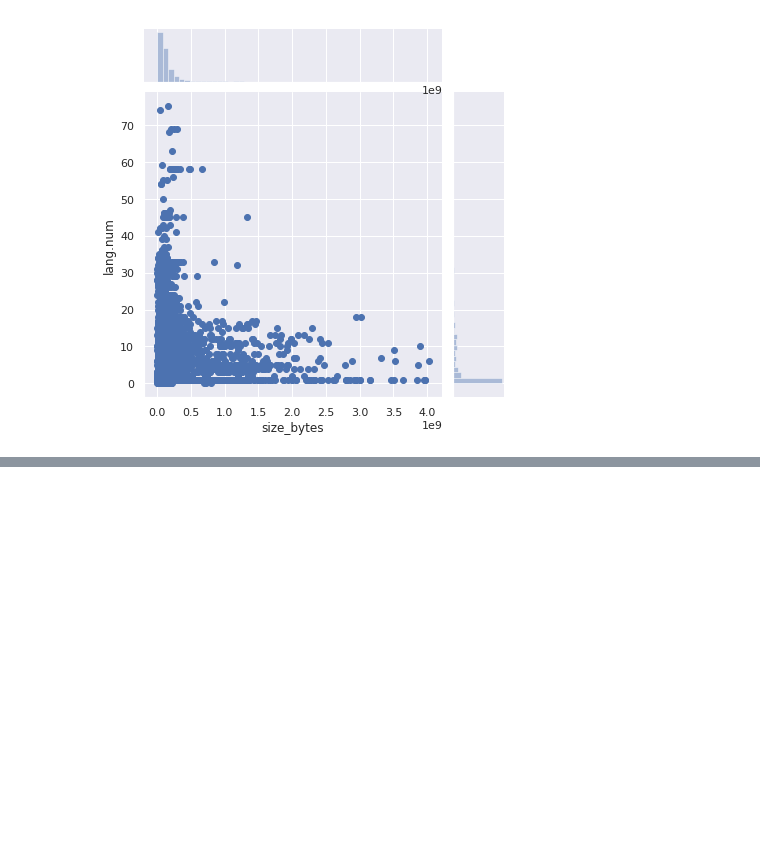
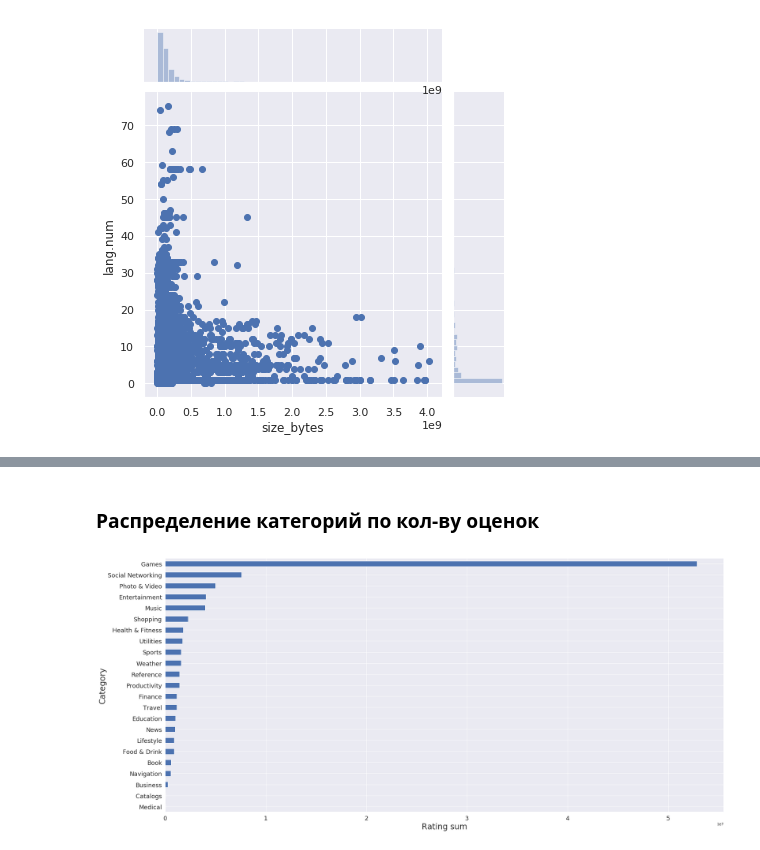
Before and after one commit to GHopperMSK/lmsu-homework, a Jupyter notebook: eda-app-store/eda-app-store.ipynb, the cells around one changed output, grey strips where cells are left out. Saved outputs shown, nothing was run; the diff lists cells and outputs as text; code cells hidden in the pictures; blank space fills up the shorter version.

```diff
--- a/eda-app-store/eda-app-store.ipynb
+++ b/eda-app-store/eda-app-store.ipynb
@@ -266,0 +259,13 @@ appStoreData.head()
+# %% [markdown]
+### Распределение категорий по кол-ву оценок
+# %%
+fig = plt.gcf()
+fig.set_size_inches(30,14)
+appStoreData.groupby(['prime_genre'])['rating_count_tot'].sum().sort_values().plot(kind='barh', legend = False)
+plt.xlabel('Rating sum', fontsize=24)
+plt.ylabel('Category', fontsize=24)
+plt.xticks(fontsize=18, rotation=0)
+plt.yticks(fontsize=18, rotation=0)
+plt.show()
+# %% [output]
+[figure, added]
```
Also changed, not shown: parts of 13 cells of this notebook, 1 other file.
